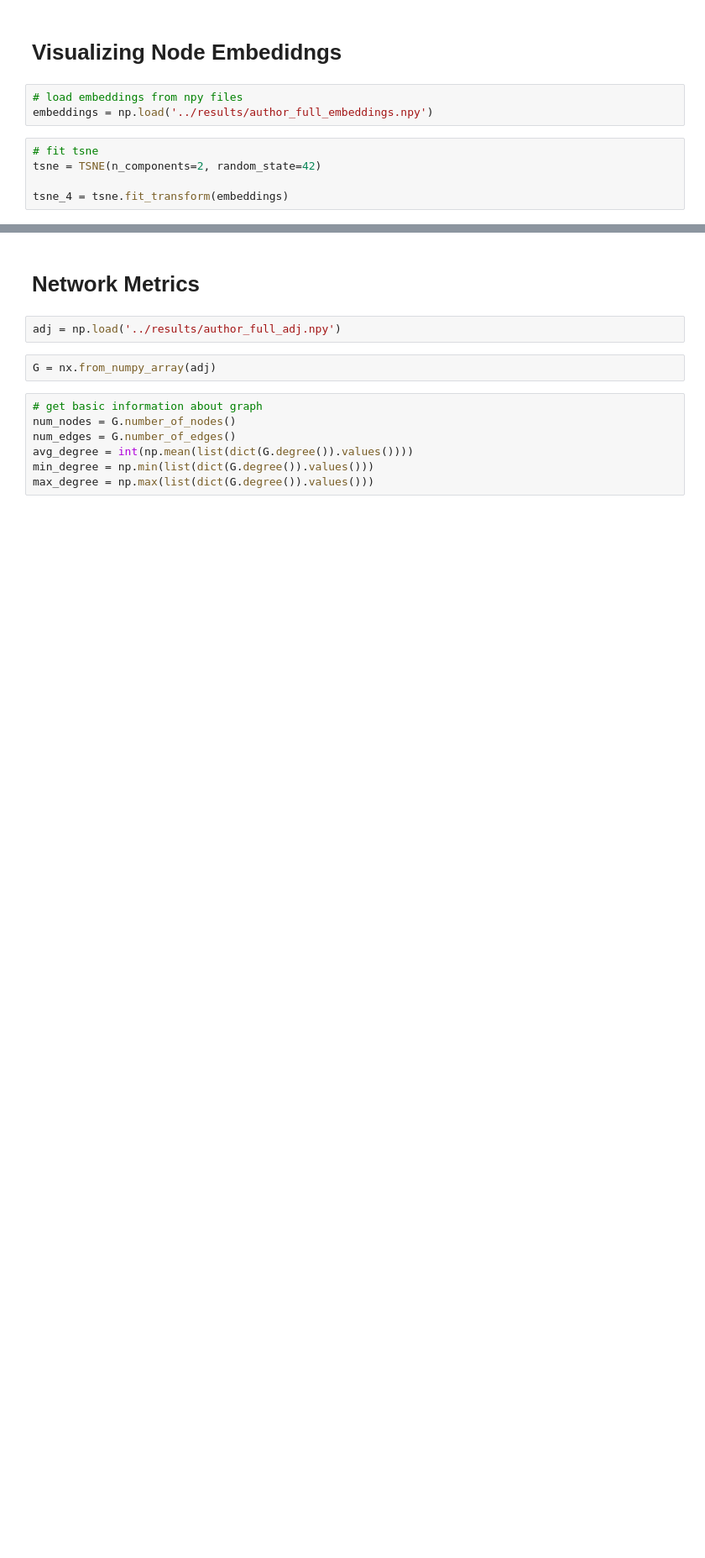
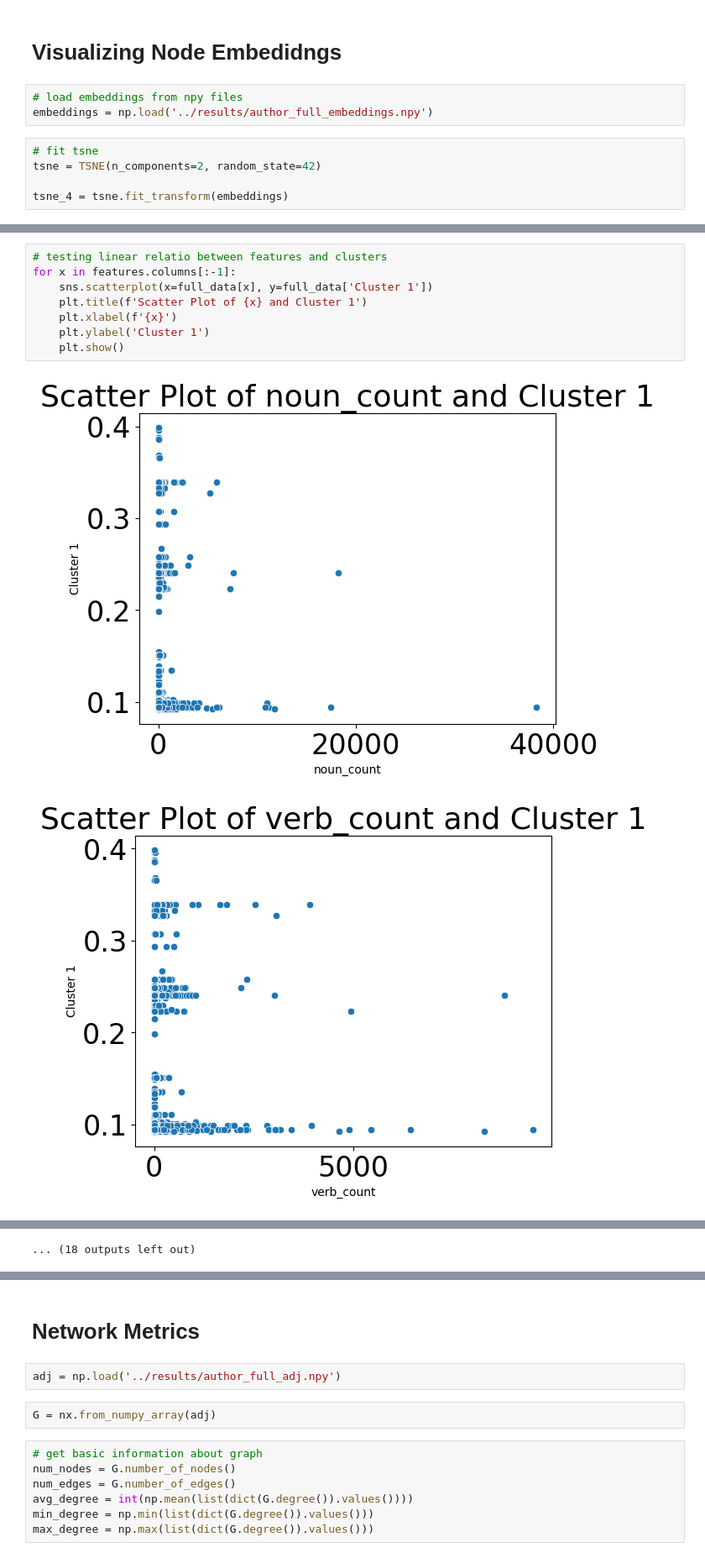
Before and after one commit to krugeremily/DAEGC_Conspiratorial_Actor_Typology, a Jupyter notebook: notebooks/Cluster Analysis.ipynb, the cells around one changed output, grey strips where cells are left out. Shown at 84% size. Saved outputs shown, nothing was run; the diff lists cells and outputs as text; blank space fills up the shorter version.

```diff
--- a/notebooks/Cluster Analysis.ipynb
+++ b/notebooks/Cluster Analysis.ipynb
@@ -101,0 +102,11 @@ features.groupby('cluster').mean()
+# %%
+# testing linear relatio between features and clusters
+for x in features.columns[:-1]:
+    sns.scatterplot(x=full_data[x], y=full_data['Cluster 1'])
+    plt.title(f'Scatter Plot of {x} and Cluster 1')
+    plt.xlabel(f'{x}')
+    plt.ylabel('Cluster 1')
+    plt.show()
+# %% [output]
+[figure, added]
+[figure, added]
@@ -101,0 +123 @@ features.groupby('cluster').mean()
+... (18 outputs left out)
```
Also changed, not shown: parts of 41 cells of this notebook, 1 other file.
